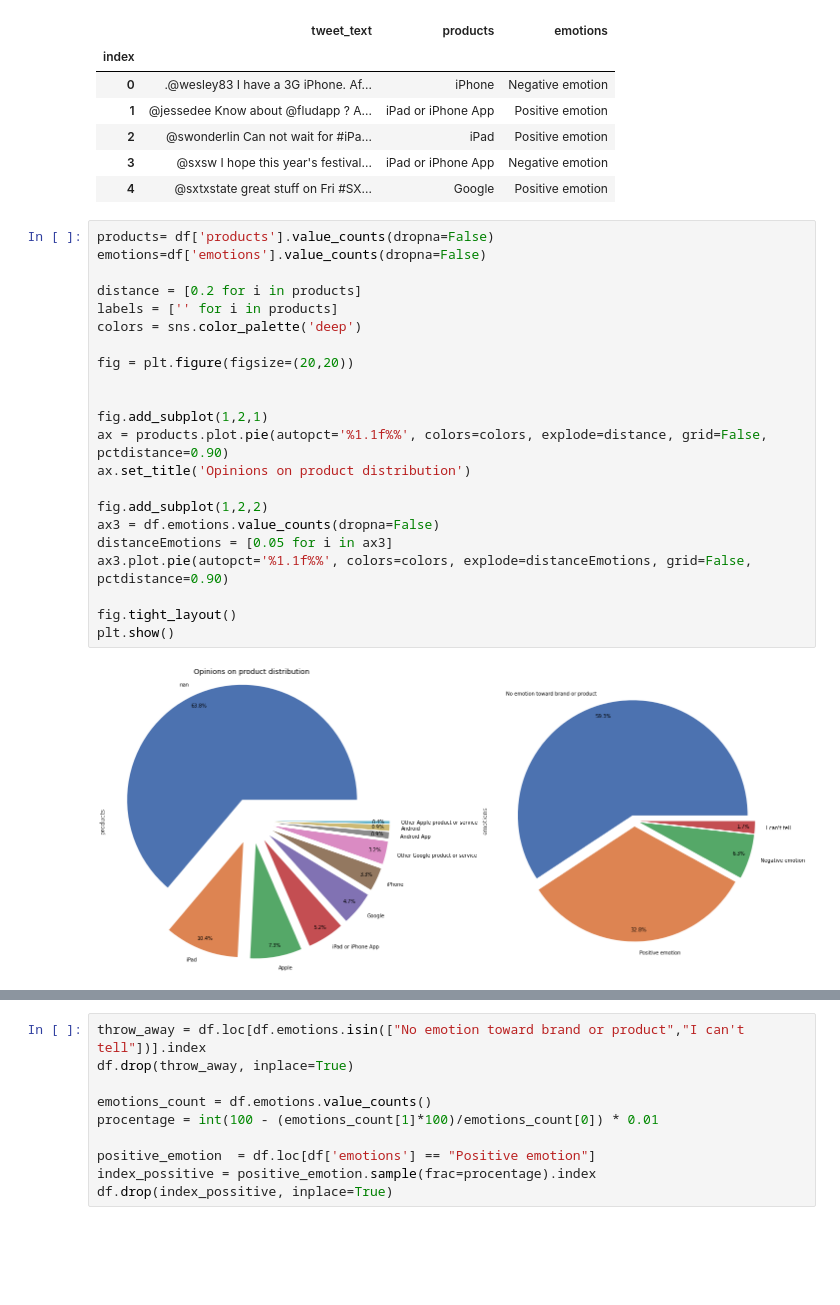
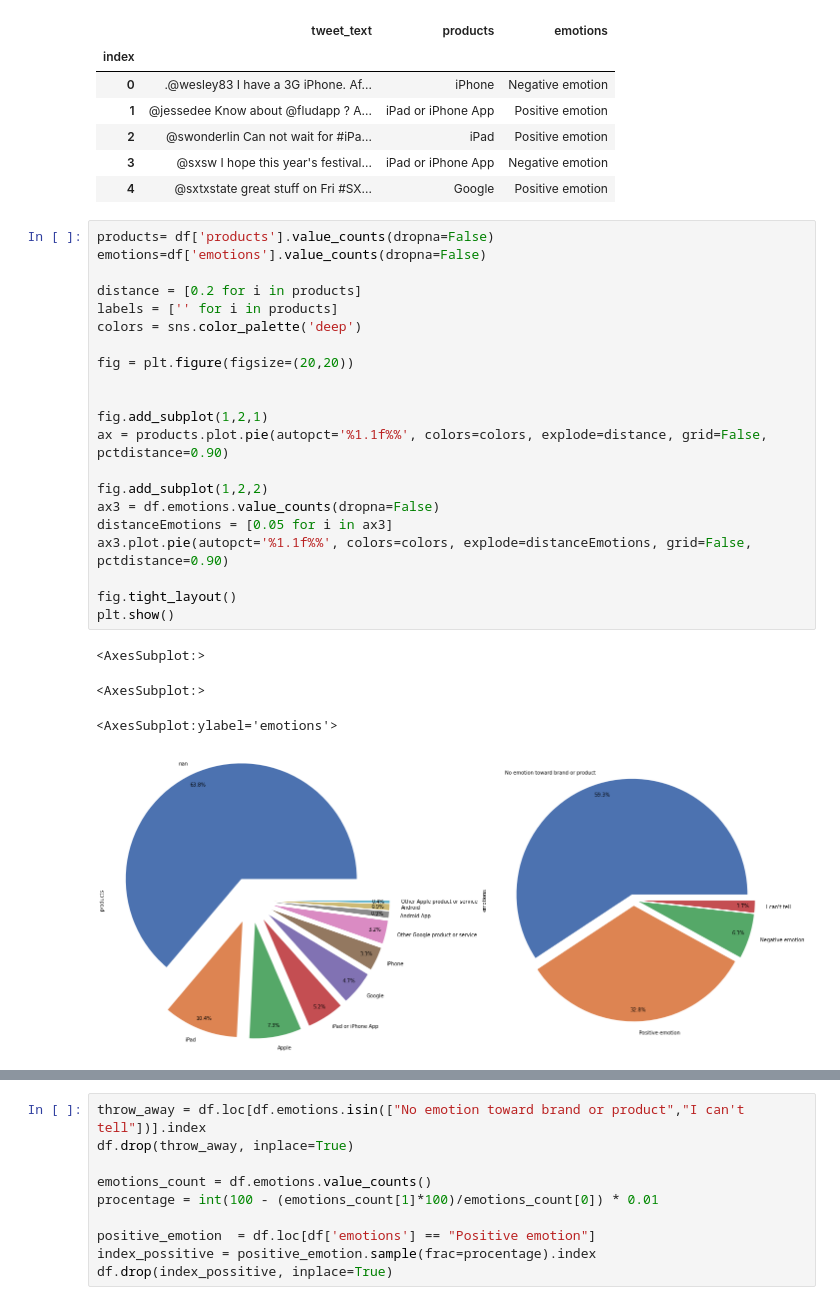
Before and after one commit to bjpietrzak/MachineLearningPractice, a Jupyter notebook: projekt.ipynb, the cells around one changed output, grey strips where cells are left out. Drawn from its saved outputs; the diff is of its cells as text; blank space fills up the shorter version.

```diff
--- a/projekt.ipynb
+++ b/projekt.ipynb
@@ -48,25 +52,27 @@ df.head()
 # %%
 products= df['products'].value_counts(dropna=False)
 emotions=df['emotions'].value_counts(dropna=False)
 
 distance = [0.2 for i in products]
 labels = ['' for i in products]
 colors = sns.color_palette('deep')
 
 fig = plt.figure(figsize=(20,20))
 
 
 fig.add_subplot(1,2,1)
 ax = products.plot.pie(autopct='%1.1f%%', colors=colors, explode=distance, grid=False, pctdistance=0.90)
-ax.set_title('Opinions on product distribution')
 
 fig.add_subplot(1,2,2)
 ax3 = df.emotions.value_counts(dropna=False)
 distanceEmotions = [0.05 for i in ax3]
 ax3.plot.pie(autopct='%1.1f%%', colors=colors, explode=distanceEmotions, grid=False, pctdistance=0.90)
 
 fig.tight_layout()
 plt.show()
 # %% [output]
+<AxesSubplot:>
+<AxesSubplot:>
+<AxesSubplot:ylabel='emotions'>
-[figure, old version]
+[figure, new version]
 # %% [markdown]
```
Also changed, not shown: parts of 39 cells of this notebook.
